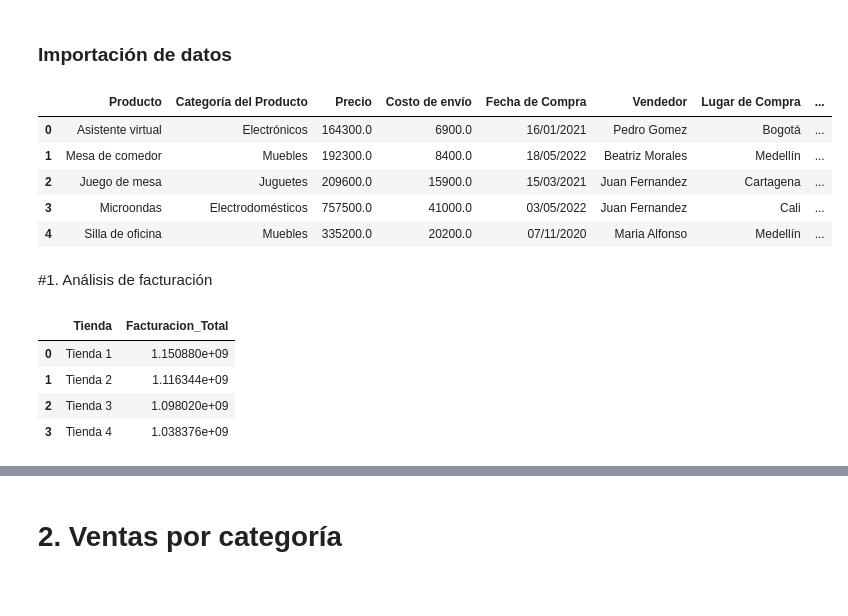
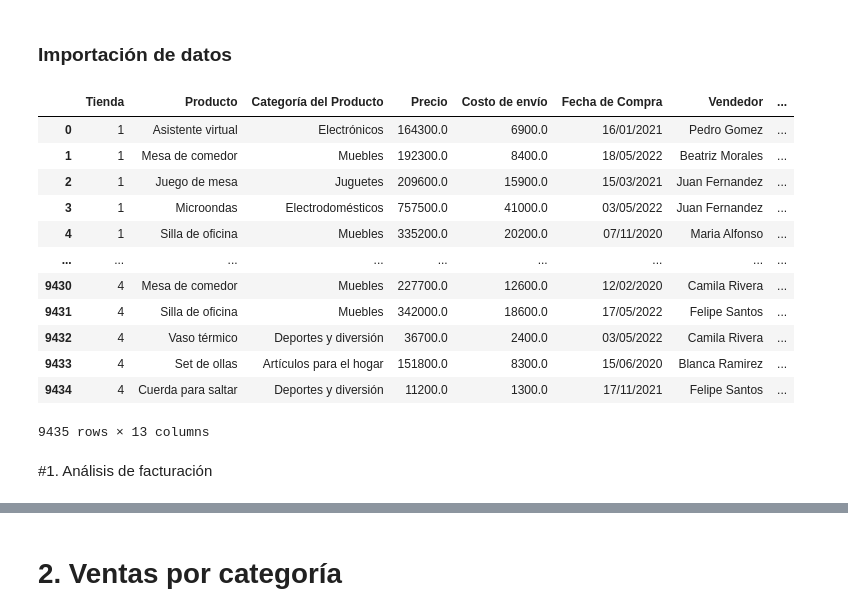
Before and after one commit to Brayan8Ch/challenge1-data-science-latam_alura, a Jupyter notebook: AluraStoreLatam.ipynb, the cells around one changed output, grey strips where cells are left out. Drawn from its saved outputs; the diff is of its cells as text; code cells hidden in the pictures; blank space fills up the shorter version.

```diff
--- a/AluraStoreLatam.ipynb
+++ b/AluraStoreLatam.ipynb
@@ -5,40 +5,38 @@
 # %%
 import pandas as pd
 import matplotlib.pyplot as plt
 
 url = "https://raw.githubusercontent.com/alura-es-cursos/challenge1-data-science-latam/refs/heads/main/base-de-datos-challenge1-latam/tienda_1%20.csv"
 url2 = "https://raw.githubusercontent.com/alura-es-cursos/challenge1-data-science-latam/refs/heads/main/base-de-datos-challenge1-latam/tienda_2.csv"
 url3 = "https://raw.githubusercontent.com/alura-es-cursos/challenge1-data-science-latam/refs/heads/main/base-de-datos-challenge1-latam/tienda_3.csv"
 url4 = "https://raw.githubusercontent.com/alura-es-cursos/challenge1-data-science-latam/refs/heads/main/base-de-datos-challenge1-latam/tienda_4.csv"
 
-tienda = pd.read_csv(url)
+# Cargamos los datos
+tienda1 = pd.read_csv(url)
 tienda2 = pd.read_csv(url2)
 tienda3 = pd.read_csv(url3)
 tienda4 = pd.read_csv(url4)
 
-tienda.head()
+# Agregamos y colocamos la columna 'tienda' al principio
+for i, df in enumerate([tienda1, tienda2, tienda3, tienda4], start=1):
+    df.insert(0, "Tienda", i)
+
+# Concatenamos
+df_stores = pd.concat([tienda1, tienda2, tienda3, tienda4], ignore_index=True)
+df_stores # En ese df están concatenadas todas las tiendas y ordenadas en base a su tienda.
 # %% [output]
-|  | Producto | Categoría del Producto | Precio | Costo de envío | Fecha de Compra | Vendedor | Lugar de Compra | ... |
-| 0 | Asistente virtual | Electrónicos | 164300.0 | 6900.0 | 16/01/2021 | Pedro Gomez | Bogotá | ... |
-| 1 | Mesa de comedor | Muebles | 192300.0 | 8400.0 | 18/05/2022 | Beatriz Morales | Medellín | ... |
-| 2 | Juego de mesa | Juguetes | 209600.0 | 15900.0 | 15/03/2021 | Juan Fernandez | Cartagena | ... |
-| 3 | Microondas | Electrodomésticos | 757500.0 | 41000.0 | 03/05/2022 | Juan Fernandez | Cali | ... |
-| 4 | Silla de oficina | Muebles | 335200.0 | 20200.0 | 07/11/2020 | Maria Alfonso | Medellín | ... |
+|  | Tienda | Producto | Categoría del Producto | Precio | Costo de envío | Fecha de Compra | Vendedor | ... |
+| 0 | 1 | Asistente virtual | Electrónicos | 164300.0 | 6900.0 | 16/01/2021 | Pedro Gomez | ... |
+| 1 | 1 | Mesa de comedor | Muebles | 192300.0 | 8400.0 | 18/05/2022 | Beatriz Morales | ... |
+| 2 | 1 | Juego de mesa | Juguetes | 209600.0 | 15900.0 | 15/03/2021 | Juan Fernandez | ... |
+| 3 | 1 | Microondas | Electrodomésticos | 757500.0 | 41000.0 | 03/05/2022 | Juan Fernandez | ... |
+| 4 | 1 | Silla de oficina | Muebles | 335200.0 | 20200.0 | 07/11/2020 | Maria Alfonso | ... |
+| ... | ... | ... | ... | ... | ... | ... | ... | ... |
+| 9430 | 4 | Mesa de comedor | Muebles | 227700.0 | 12600.0 | 12/02/2020 | Camila Rivera | ... |
+| 9431 | 4 | Silla de oficina | Muebles | 342000.0 | 18600.0 | 17/05/2022 | Felipe Santos | ... |
+| 9432 | 4 | Vaso térmico | Deportes y diversión | 36700.0 | 2400.0 | 03/05/2022 | Camila Rivera | ... |
+| 9433 | 4 | Set de ollas | Artículos para el hogar | 151800.0 | 8300.0 | 15/06/2020 | Blanca Ramirez | ... |
+| 9434 | 4 | Cuerda para saltar | Deportes y diversión | 11200.0 | 1300.0 | 17/11/2021 | Felipe Santos | ... |
+9435 rows × 13 columns
 # %% [markdown]
 #1. Análisis de facturación
-# %%
-tiendas = [tienda, tienda2, tienda3, tienda4]
-df_facturacion = pd.DataFrame(columns=['Tienda', 'Facturacion_Total'])
-
-for idx, tienda_df in enumerate(tiendas, start=1):
-    total = tienda_df['Precio'].sum()
-
-    df_facturacion.loc[len(df_facturacion)] = [f'Tienda {idx}', total]
-
-df_facturacion
-# %% [output]
-|  | Tienda | Facturacion_Total |
-| 0 | Tienda 1 | 1.150880e+09 |
-| 1 | Tienda 2 | 1.116344e+09 |
-| 2 | Tienda 3 | 1.098020e+09 |
-| 3 | Tienda 4 | 1.038376e+09 |
```
Also changed, not shown: parts of 24 cells of this notebook.
